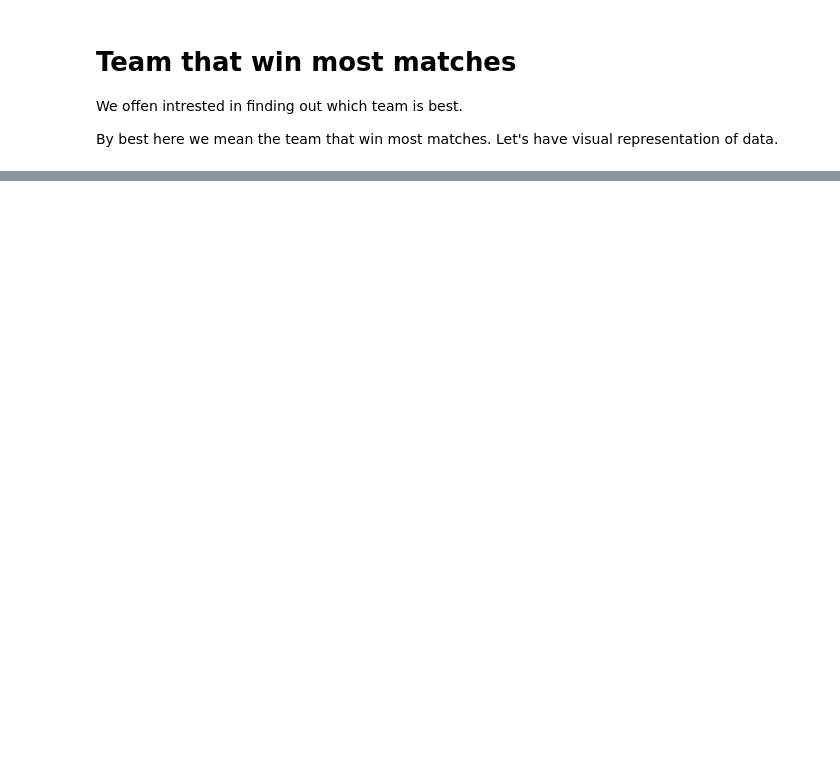
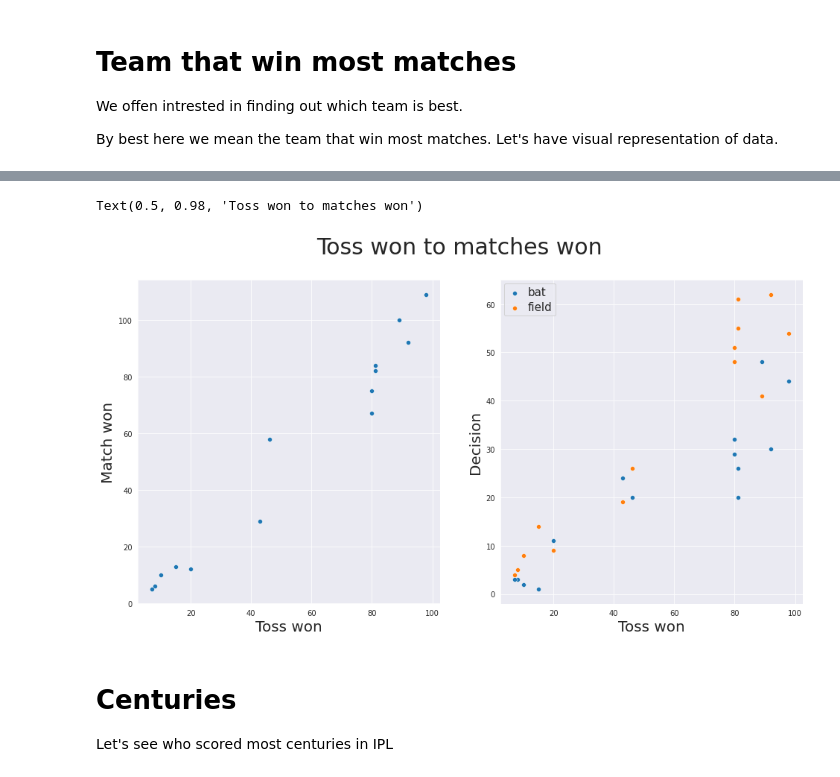
Before and after one commit to Pradip240/IPL-T20-Cricket-Analysis, a Jupyter notebook: Pradip_IPL_T20_Cricket_Analysis_Capstone_Project.ipynb, the cells around one changed output, grey strips where cells are left out. Cells and saved outputs as stored; diff of their text form; code cells hidden in the pictures; blank space fills up the shorter version.

```diff
--- a/Pradip_IPL_T20_Cricket_Analysis_Capstone_Project.ipynb
+++ b/Pradip_IPL_T20_Cricket_Analysis_Capstone_Project.ipynb
@@ -196,0 +264,13 @@ teamwise_home_and_away_df
+# %%
+# create toss data by merging different dataframes
+toss_win_df = matches_df.groupby('toss_winner')['result'].count().reset_index()
+toss_win_df.rename(columns={'toss_winner':'team', 'result':'toss won'},inplace=True)
+winner_df.rename(columns={'winner':'team', 'id':'match won'},inplace=True)
+teams_toss_df = pd.merge(left=toss_win_df, right=winner_df, on='team')
+bat_first_df = matches_df[matches_df['toss_decision'] == 'bat'].groupby('toss_winner')['result'].count().reset_index()
+bat_first_df.rename(columns={'toss_winner':'team', 'result':'bat first'},inplace=True)
+teams_toss_df = pd.merge(left=teams_toss_df, right=bat_first_df, on='team')
+field_first_df = matches_df[matches_df['toss_decision'] == 'field'].groupby('toss_winner')['result'].count().reset_index()
+field_first_df.rename(columns={'toss_winner':'team', 'result':'field first'},inplace=True)
+teams_toss_df = pd.merge(left=teams_toss_df, right=field_first_df, on='team')
+teams_toss_df
@@ -196,0 +293,21 @@ teamwise_home_and_away_df
+# %%
+# plot data
+fig, axes = plt.subplots(nrows=1, ncols=2, figsize=(16,8))
+sns.set_style("darkgrid")
+sns.scatterplot(x='toss won', y='match won', data=teams_toss_df, ax=axes[0])
+axes[0].set_xlabel('Toss won', size=20)
+axes[0].set_ylabel('Match won', size=20)
+sns.scatterplot(x='toss won', y='bat first', data=teams_toss_df, ax=axes[1])
+sns.scatterplot(x='toss won', y='field first', data=teams_toss_df, ax=axes[1])
+axes[1].set_xlabel('Toss won', size=20)
+axes[1].set_ylabel('Decision', size=20)
+axes[1].legend(labels=['bat', 'field'])
+plt.setp(axes[1].get_legend().get_texts(), fontsize='15')
+fig.suptitle('Toss won to matches won', size=30)
+# %% [output]
+Text(0.5, 0.98, 'Toss won to matches won')
+[figure, added]
+# %% [markdown]
+# Centuries
+
+Let's see who scored most centuries in IPL
```
Also changed, not shown: parts of 18 cells of this notebook.
